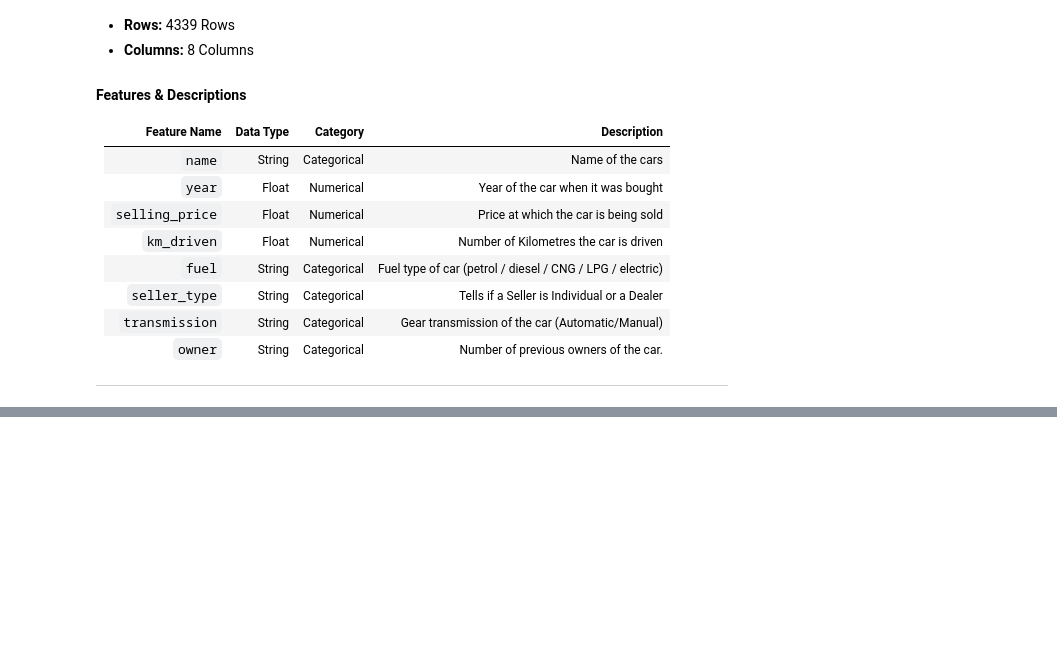
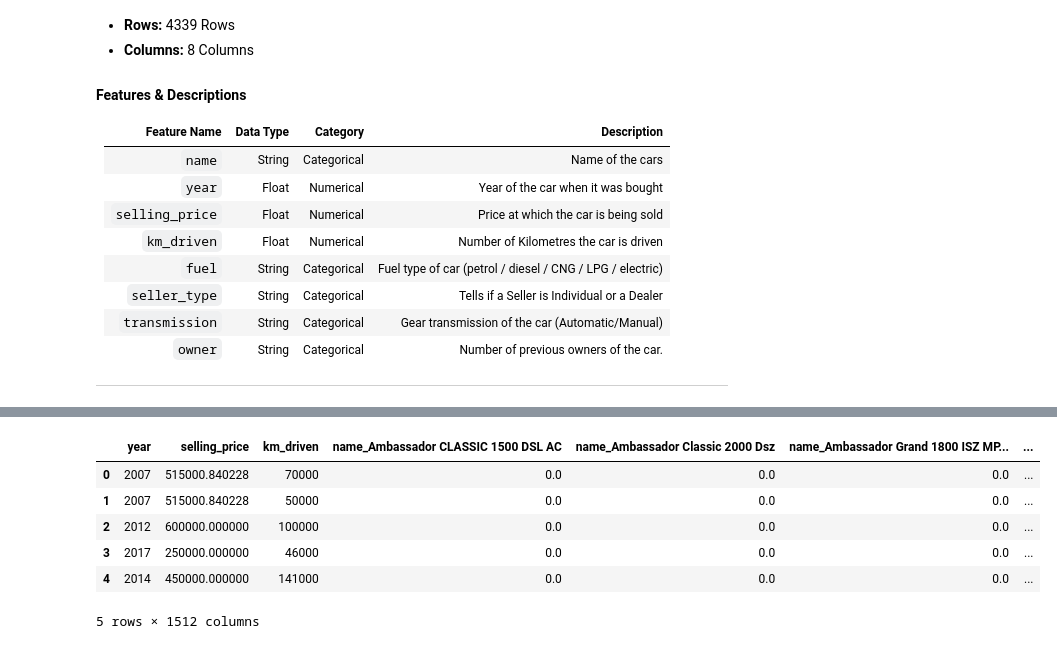
Before and after one commit to jutinwang/A3---CSI4142---GR48, a Jupyter notebook: G48-A3-p1.ipynb, the cells around one changed output, grey strips where cells are left out. Saved outputs shown, nothing was run; the diff lists cells and outputs as text; code cells hidden in the pictures; blank space fills up the shorter version.

```diff
--- a/G48-A3-p1.ipynb
+++ b/G48-A3-p1.ipynb
@@ -115,0 +245,13 @@ Employee data :
+# %%
+df_encoded["car_age"] = 2025 - df_encoded["year"]
+df_encoded["km_driven_per_year"] = df_encoded["km_driven"] // df_encoded["car_age"]
+
+display(df_encoded.head())
+# %% [output]
+|  | year | selling_price | km_driven | name_Ambassador CLASSIC 1500 DSL AC | name_Ambassador Classic 2000 Dsz | name_Ambassador Grand 1800 ISZ MP... | ... |
+| 0 | 2007 | 515000.840228 | 70000 | 0.0 | 0.0 | 0.0 | ... |
+| 1 | 2007 | 515000.840228 | 50000 | 0.0 | 0.0 | 0.0 | ... |
+| 2 | 2012 | 600000.000000 | 100000 | 0.0 | 0.0 | 0.0 | ... |
+| 3 | 2017 | 250000.000000 | 46000 | 0.0 | 0.0 | 0.0 | ... |
+| 4 | 2014 | 450000.000000 | 141000 | 0.0 | 0.0 | 0.0 | ... |
+5 rows × 1512 columns
```
Also changed, not shown: parts of 12 cells of this notebook.
